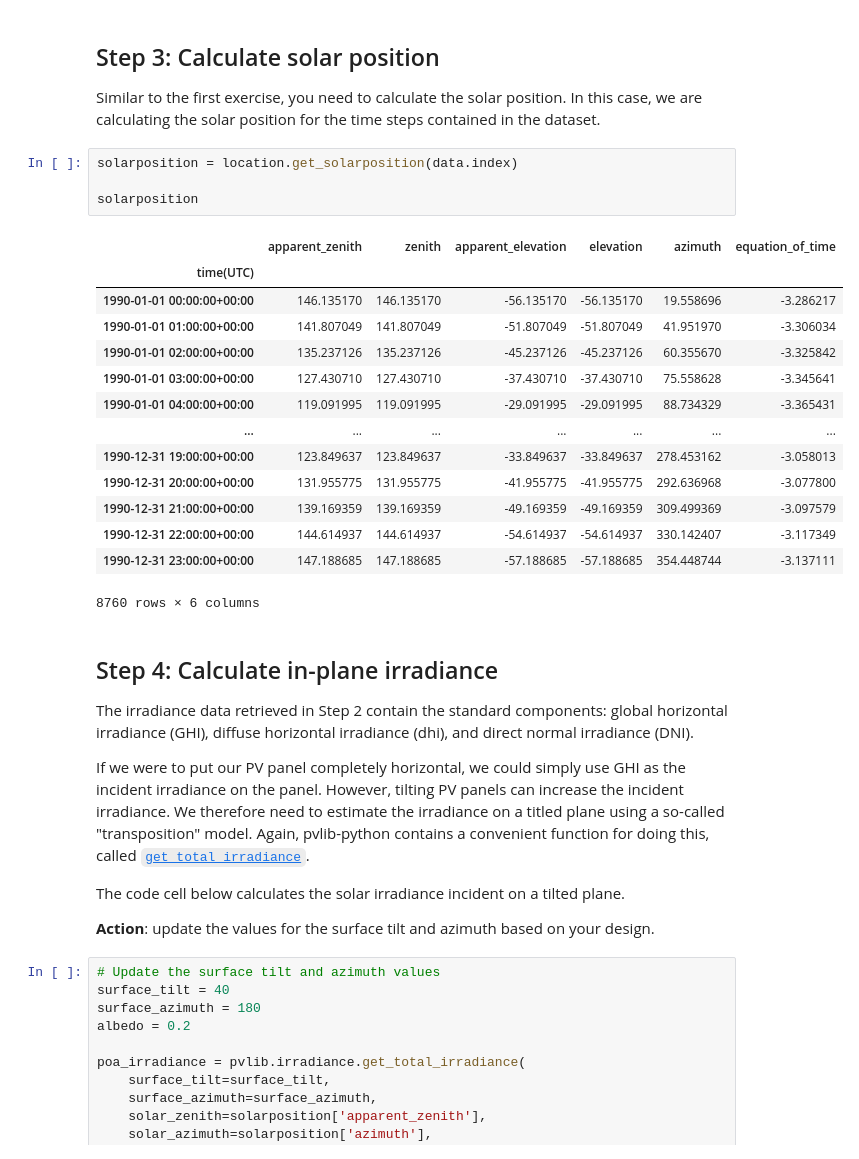
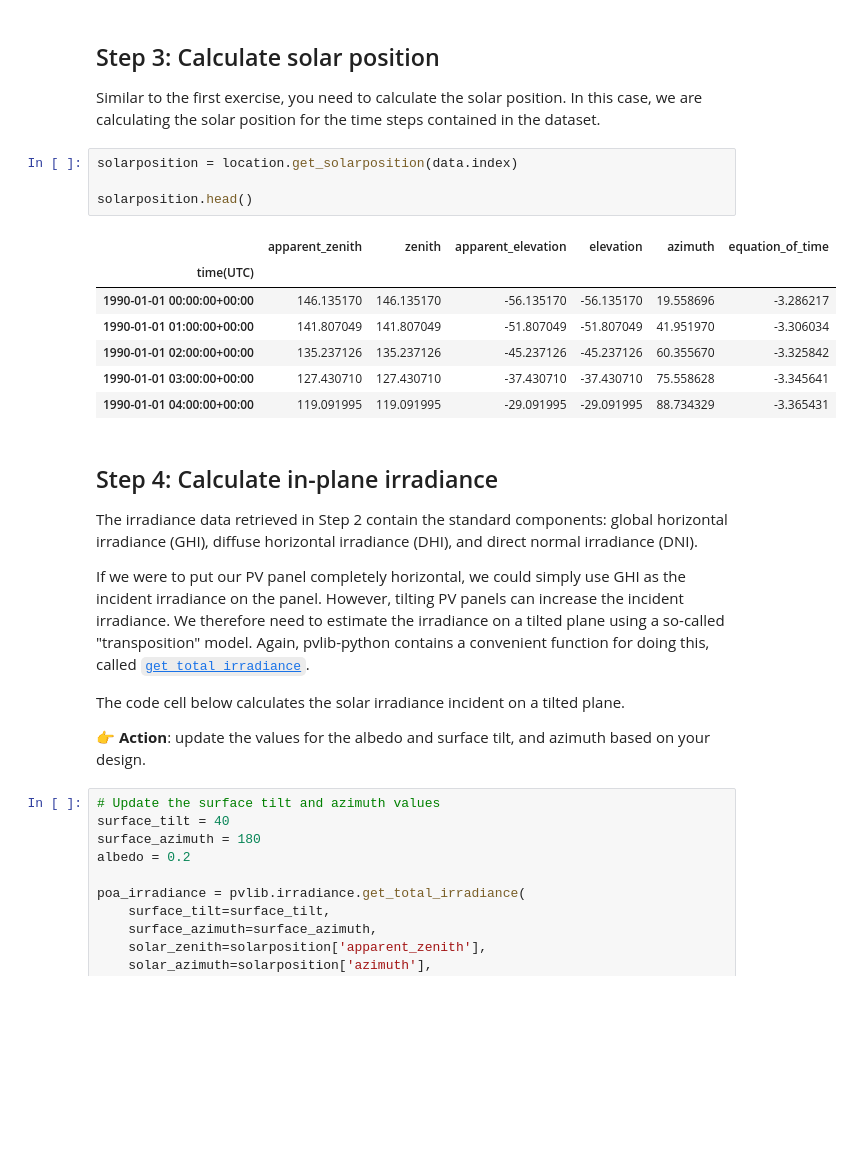
Before and after one commit to AdamRJensen/design-build-3, a Jupyter notebook: pv_power.ipynb, the cells around one changed output. Drawn from its saved outputs; the diff is of its cells as text; blank space fills up the shorter version.

Commit message:
Add action emoji

```diff
--- a/pv_power.ipynb
+++ b/pv_power.ipynb
@@ -69,32 +62,25 @@ Similar to the first exercise, you need to calculate the solar position. In this
 # %%
 solarposition = location.get_solarposition(data.index)
 
-solarposition
+solarposition.head()
 # %% [output]
 |  | apparent_zenith | zenith | apparent_elevation | elevation | azimuth | equation_of_time |
 | time(UTC) |  |  |  |  |  |  |
 | 1990-01-01 00:00:00+00:00 | 146.135170 | 146.135170 | -56.135170 | -56.135170 | 19.558696 | -3.286217 |
 | 1990-01-01 01:00:00+00:00 | 141.807049 | 141.807049 | -51.807049 | -51.807049 | 41.951970 | -3.306034 |
 | 1990-01-01 02:00:00+00:00 | 135.237126 | 135.237126 | -45.237126 | -45.237126 | 60.355670 | -3.325842 |
 | 1990-01-01 03:00:00+00:00 | 127.430710 | 127.430710 | -37.430710 | -37.430710 | 75.558628 | -3.345641 |
 | 1990-01-01 04:00:00+00:00 | 119.091995 | 119.091995 | -29.091995 | -29.091995 | 88.734329 | -3.365431 |
-| ... | ... | ... | ... | ... | ... | ... |
-| 1990-12-31 19:00:00+00:00 | 123.849637 | 123.849637 | -33.849637 | -33.849637 | 278.453162 | -3.058013 |
-| 1990-12-31 20:00:00+00:00 | 131.955775 | 131.955775 | -41.955775 | -41.955775 | 292.636968 | -3.077800 |
-| 1990-12-31 21:00:00+00:00 | 139.169359 | 139.169359 | -49.169359 | -49.169359 | 309.499369 | -3.097579 |
-| 1990-12-31 22:00:00+00:00 | 144.614937 | 144.614937 | -54.614937 | -54.614937 | 330.142407 | -3.117349 |
-| 1990-12-31 23:00:00+00:00 | 147.188685 | 147.188685 | -57.188685 | -57.188685 | 354.448744 | -3.137111 |
-8760 rows × 6 columns
 # %% [markdown]
 ## Step 4: Calculate in-plane irradiance
 
-The irradiance data retrieved in Step 2 contain the standard components: global horizontal irradiance (GHI), diffuse horizontal irradiance (dhi), and direct normal irradiance (DNI).
+The irradiance data retrieved in Step 2 contain the standard components: global horizontal irradiance (GHI), diffuse horizontal irradiance (DHI), and direct normal irradiance (DNI).
 
-If we were to put our PV panel completely horizontal, we could simply use GHI as the incident irradiance on the panel. However, tilting PV panels can increase the incident irradiance. We therefore need to estimate the irradiance on a titled plane using a so-called "transposition" model. Again, pvlib-python contains a convenient function for doing this, called [``get_total_irradiance``](https://pvlib-python.readthedocs.io/en/stable/reference/generated/pvlib.irradiance.get_total_irradiance.html).
+If we were to put our PV panel completely horizontal, we could simply use GHI as the incident irradiance on the panel. However, tilting PV panels can increase the incident irradiance. We therefore need to estimate the irradiance on a tilted plane using a so-called "transposition" model. Again, pvlib-python contains a convenient function for doing this, called [``get_total_irradiance``](https://pvlib-python.readthedocs.io/en/stable/reference/generated/pvlib.irradiance.get_total_irradiance.html).
 
 The code cell below calculates the solar irradiance incident on a tilted plane.
 
-**Action**: update the values for the surface tilt and azimuth based on your design.
+👉 **Action**: update the values for the albedo and surface tilt, and azimuth based on your design.
 # %%
 # Update the surface tilt and azimuth values
 surface_tilt = 40
```
Also changed, not shown: parts of 6 cells of this notebook, 2 other files.
